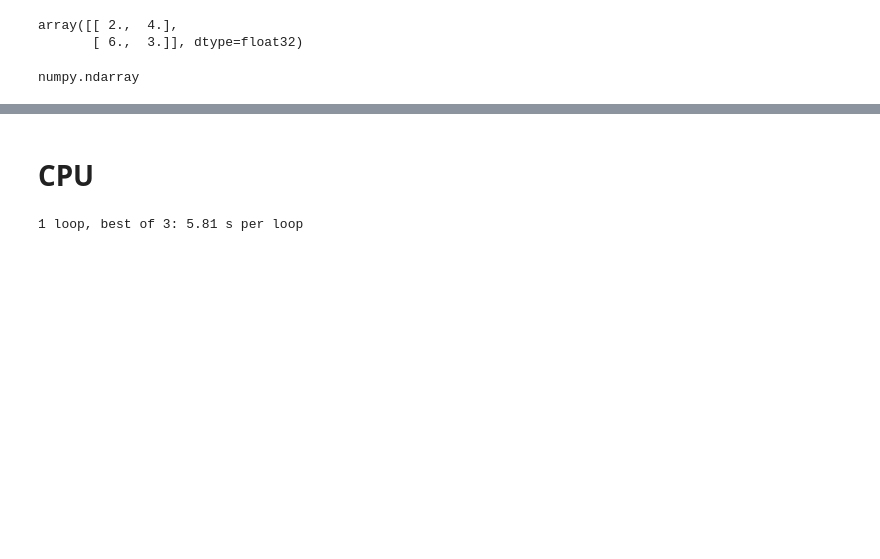
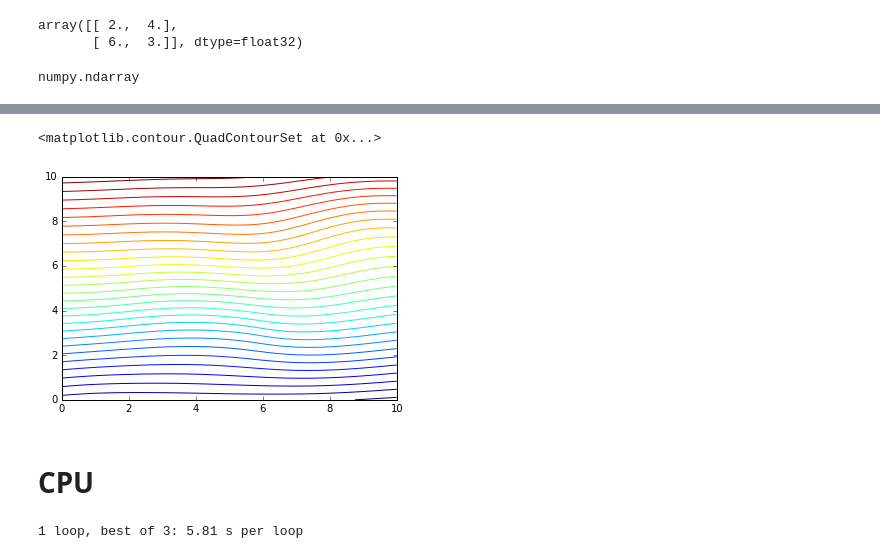
Before and after one commit to Leguark/GeMpy, a Jupyter notebook: Geothealler big function.ipynb, the cells around one changed output, grey strips where cells are left out. Saved outputs shown, nothing was run; the diff lists cells and outputs as text; code cells hidden in the pictures; blank space fills up the shorter version.

```diff
--- a/Geothealler big function.ipynb
+++ b/Geothealler big function.ipynb
@@ -75,3 +112,10 @@ array([[-0.58888888, -0.13136305,  0.        ,  0.03284076],
+# %%
+import matplotlib.pyplot as plt
+% matplotlib inline
+plt.contour( sol.reshape(100,100) ,30,extent = (0,10,0,10) )
+# %% [output]
+<matplotlib.contour.QuadContourSet at 0x...>
+[figure, added]
 # %% [markdown]
 # CPU
 # %%
```
Also changed, not shown: parts of 10 cells of this notebook, 2 other files.
